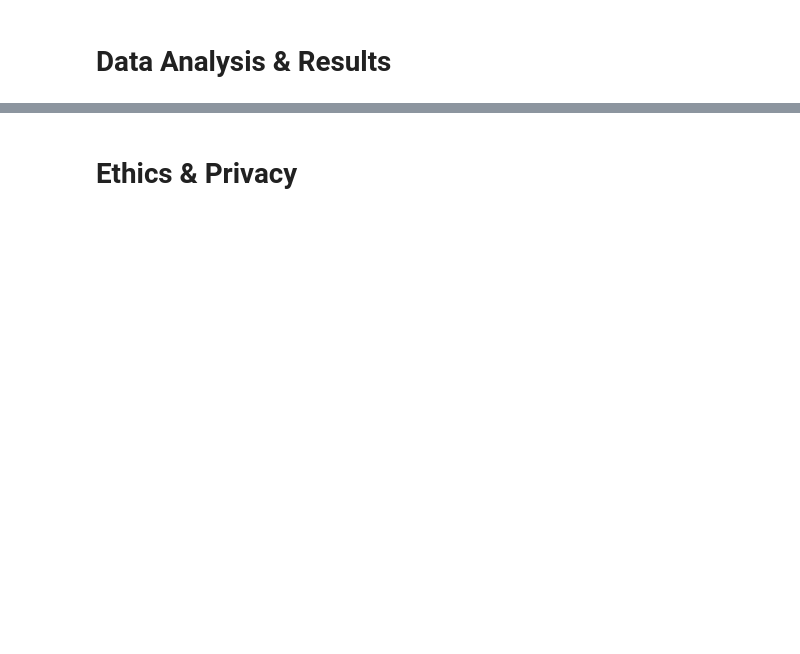
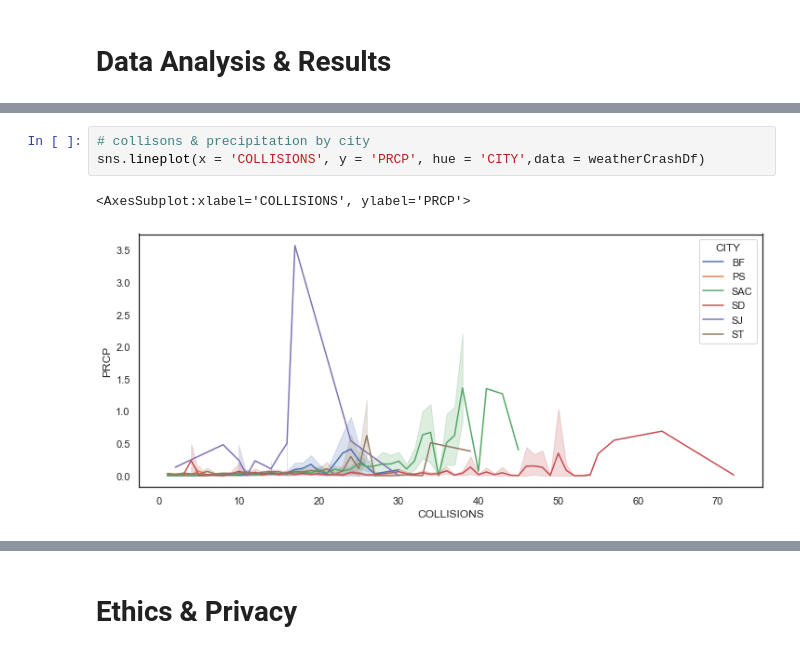
Before and after one commit to DeusSeos/Group007-Wi22-Resume, a Jupyter notebook: FinalProjectGroup007-Wi22.ipynb, the cells around one changed output, grey strips where cells are left out. Saved outputs shown, nothing was run; the diff lists cells and outputs as text; blank space fills up the shorter version.

```diff
--- a/FinalProjectGroup007-Wi22.ipynb
+++ b/FinalProjectGroup007-Wi22.ipynb
@@ -115,0 +427,6 @@ Include cells that describe the steps in your data analysis.
+# %%
+# collisons & precipitation by city
+sns.lineplot(x = 'COLLISIONS', y = 'PRCP', hue = 'CITY',data = weatherCrashDf)
+# %% [output]
+<AxesSubplot:xlabel='COLLISIONS', ylabel='PRCP'>
+[figure, added]
```
Also changed, not shown: parts of 48 cells of this notebook.
